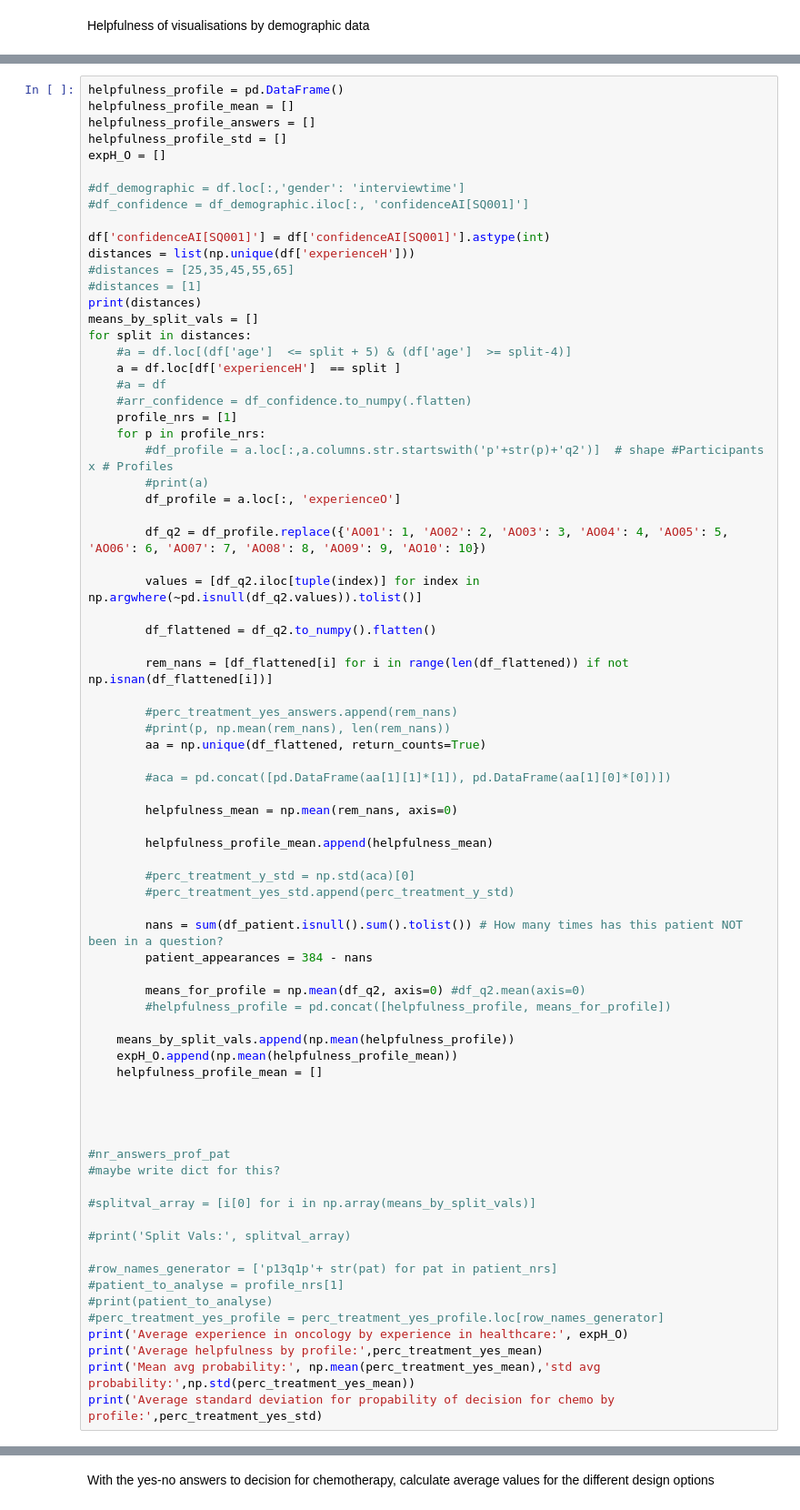
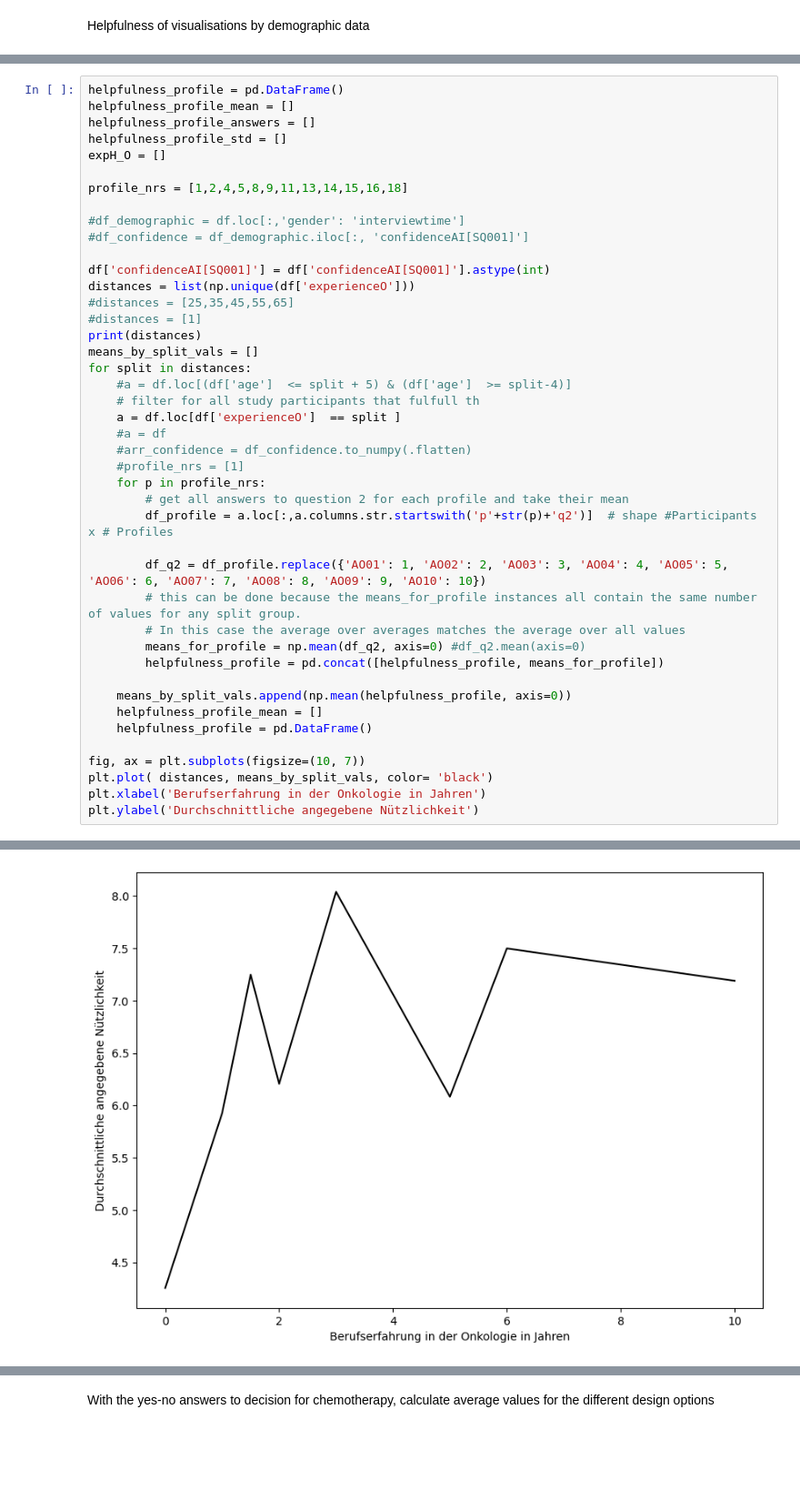
Before and after one commit to LucaGemballa/TEPVisualisationsForCFRNet, a Jupyter notebook: evaluation.ipynb, the cells around one changed output, grey strips where cells are left out. Shown at 91% size. Cells and saved outputs as stored; diff of their text form; blank space fills up the shorter version.

Commit message:
Cleared up study evaluation

```diff
--- a/evaluation.ipynb
+++ b/evaluation.ipynb
@@ -396,73 +452,40 @@ helpfulness_profile_answers = []
 helpfulness_profile_std = []
 expH_O = []
 
+profile_nrs = [1,2,4,5,8,9,11,13,14,15,16,18]
+
 #df_demographic = df.loc[:,'gender': 'interviewtime']
 #df_confidence = df_demographic.iloc[:, 'confidenceAI[SQ001]']
 
 df['confidenceAI[SQ001]'] = df['confidenceAI[SQ001]'].astype(int)
-distances = list(np.unique(df['experienceH']))
+distances = list(np.unique(df['experienceO']))
 #distances = [25,35,45,55,65]
 #distances = [1]
 print(distances)
 means_by_split_vals = []
 for split in distances:
     #a = df.loc[(df['age']  <= split + 5) & (df['age']  >= split-4)]
-    a = df.loc[df['experienceH']  == split ]
+    # filter for all study participants that fulfull th
+    a = df.loc[df['experienceO']  == split ]
     #a = df
     #arr_confidence = df_confidence.to_numpy(.flatten)
-    profile_nrs = [1]
+    #profile_nrs = [1]
     for p in profile_nrs:
-        #df_profile = a.loc[:,a.columns.str.startswith('p'+str(p)+'q2')]  # shape #Participants x # Profiles
-        #print(a)
-        df_profile = a.loc[:, 'experienceO']
+        # get all answers to question 2 for each profile and take their mean
+        df_profile = a.loc[:,a.columns.str.startswith('p'+str(p)+'q2')]  # shape #Participants x # Profiles
 
         df_q2 = df_profile.replace({'AO01': 1, 'AO02': 2, 'AO03': 3, 'AO04': 4, 'AO05': 5, 'AO06': 6, 'AO07': 7, 'AO08': 8, 'AO09': 9, 'AO10': 10})
+        # this can be done because the means_for_profile instances all contain the same number of values for any split group.
+        # In this case the average over averages matches the average over all values
+        means_for_profile = np.mean(df_q2, axis=0) #df_q2.mean(axis=0)
+        helpfulness_profile = pd.concat([helpfulness_profile, means_for_profile])
 
-        values = [df_q2.iloc[tuple(index)] for index in np.argwhere(~pd.isnull(df_q2.values)).tolist()]
+    means_by_split_vals.append(np.mean(helpfulness_profile, axis=0))
+    helpfulness_profile_mean = []
+    helpfulness_profile = pd.DataFrame()
 
-        df_flattened = df_q2.to_numpy().flatten()
-
-        rem_nans = [df_flattened[i] for i in range(len(df_flattened)) if not np.isnan(df_flattened[i])]
-
-        #perc_treatment_yes_answers.append(rem_nans)
-        #print(p, np.mean(rem_nans), len(rem_nans))
-        aa = np.unique(df_flattened, return_counts=True)
-
-        #aca = pd.concat([pd.DataFrame(aa[1][1]*[1]), pd.DataFrame(aa[1][0]*[0])])
-
-        helpfulness_mean = np.mean(rem_nans, axis=0)
-
-        helpfulness_profile_mean.append(helpfulness_mean)
-
-        #perc_treatment_y_std = np.std(aca)[0]
-        #perc_treatment_yes_std.append(perc_treatment_y_std)
-
-        nans = sum(df_patient.isnull().sum().tolist()) # How many times has this patient NOT been in a question?
-        patient_appearances = 384 - nans
-
-        means_for_profile = np.mean(df_q2, axis=0) #df_q2.mean(axis=0)
-        #helpfulness_profile = pd.concat([helpfulness_profile, means_for_profile])
-
-    means_by_split_vals.append(np.mean(helpfulness_profile))
-    expH_O.append(np.mean(helpfulness_profile_mean))
-    helpfulness_profile_mean = []
-
-
-
-
-#nr_answers_prof_pat
-#maybe write dict for this?
-
-#splitval_array = [i[0] for i in np.array(means_by_split_vals)]
-
-#print('Split Vals:', splitval_array)
-
-#row_names_generator = ['p13q1p'+ str(pat) for pat in patient_nrs]
-#patient_to_analyse = profile_nrs[1]
-#print(patient_to_analyse)
-#perc_treatment_yes_profile = perc_treatment_yes_profile.loc[row_names_generator]
-print('Average experience in oncology by experience in healthcare:', expH_O)
-print('Average helpfulness by profile:',perc_treatment_yes_mean)
-print('Mean avg probability:', np.mean(perc_treatment_yes_mean),'std avg probability:',np.std(perc_treatment_yes_mean))
-print('Average standard deviation for propability of decision for chemo by profile:',perc_treatment_yes_std)
+fig, ax = plt.subplots(figsize=(10, 7))
+plt.plot( distances, means_by_split_vals, color= 'black')
+plt.xlabel('Berufserfahrung in der Onkologie in Jahren')
+plt.ylabel('Durchschnittliche angegebene Nützlichkeit')
 # %% [output]
@@ -473,0 +494 @@ Average standard deviation for propability of decision for chemo by profile: []
+[figure, added]
```
Also changed, not shown: parts of 23 cells of this notebook.
